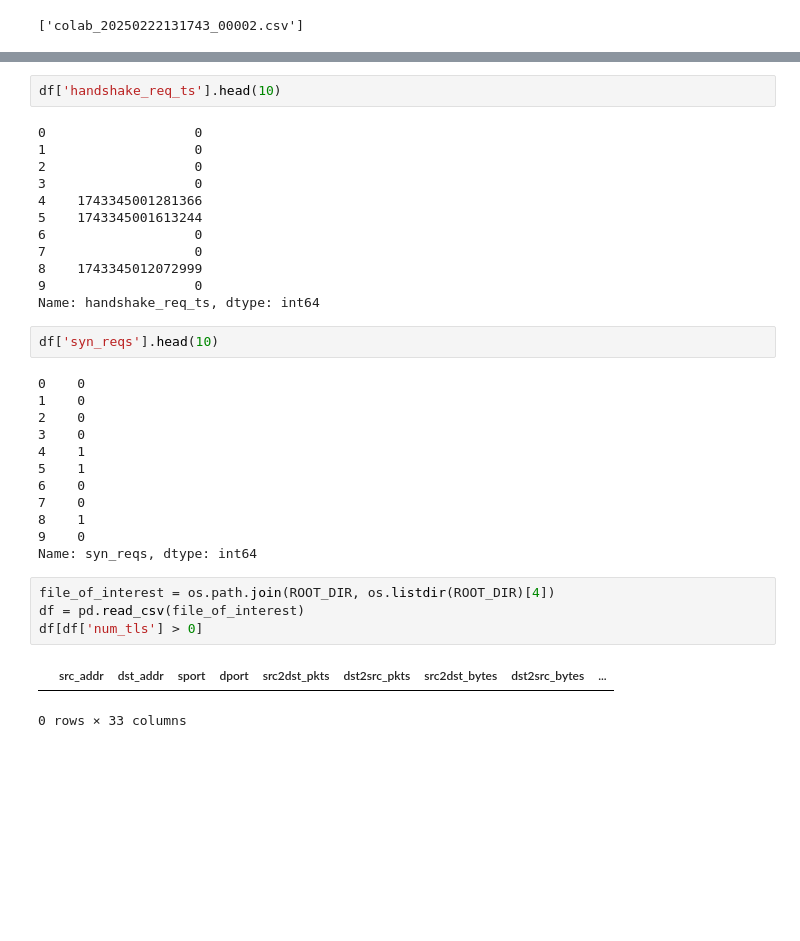
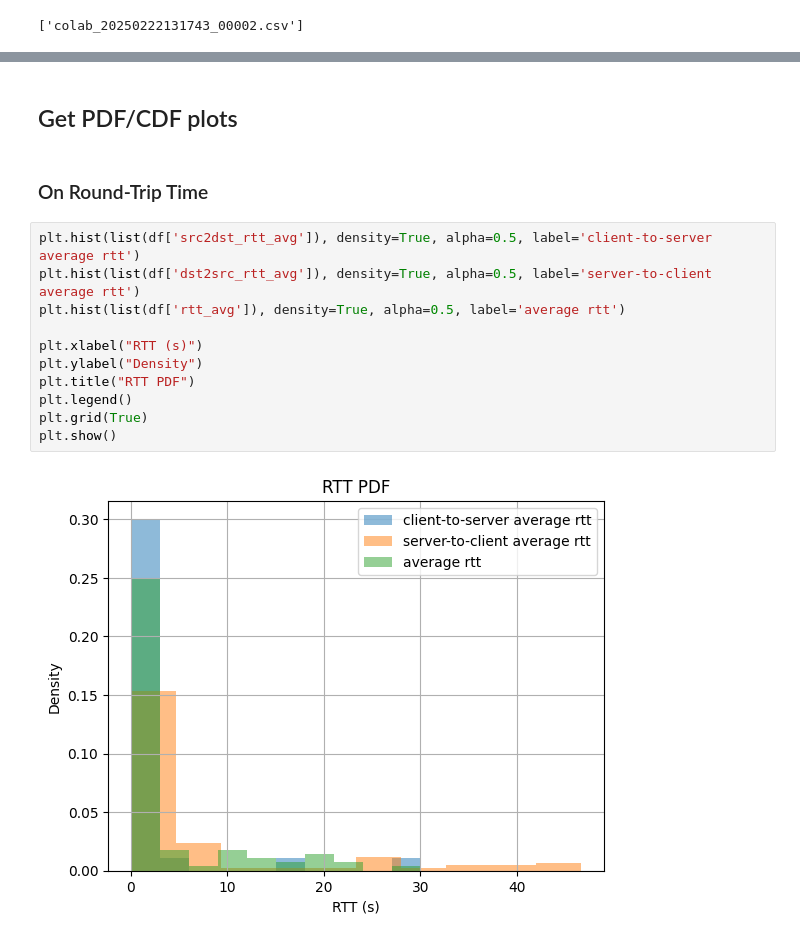
Before and after one commit to bella-xia/internet_measurement_project, a Jupyter notebook: analytics_tcp/stream_data_checker.ipynb, the cells around one changed output, grey strips where cells are left out. Drawn from its saved outputs; the diff is of its cells as text; blank space fills up the shorter version.

```diff
--- a/analytics_tcp/stream_data_checker.ipynb
+++ b/analytics_tcp/stream_data_checker.ipynb
@@ -59,35 +41,17 @@ df['num_fin'].describe(), df['num_ack'].describe(), df['num_rst'].describe(), df
-# %%
-df['handshake_req_ts'].head(10)
-# %% [output]
-0                   0
-1                   0
-2                   0
-3                   0
-4    1743345001281366
-5    1743345001613244
-6                   0
-7                   0
-8    1743345012072999
-9                   0
-Name: handshake_req_ts, dtype: int64
-# %%
-df['syn_reqs'].head(10)
-# %% [output]
-0    0
-1    0
-2    0
-3    0
-4    1
-5    1
-6    0
-7    0
-8    1
-9    0
-Name: syn_reqs, dtype: int64
-# %%
-file_of_interest = os.path.join(ROOT_DIR, os.listdir(ROOT_DIR)[4])
-df = pd.read_csv(file_of_interest)
-df[df['num_tls'] > 0]
-# %% [output]
-|  | src_addr | dst_addr | sport | dport | src2dst_pkts | dst2src_pkts | src2dst_bytes | dst2src_bytes | ... |
-0 rows × 33 columns
+# %% [markdown]
+## Get PDF/CDF plots
+# %% [markdown]
+### On Round-Trip Time
+# %%
+plt.hist(list(df['src2dst_rtt_avg']), density=True, alpha=0.5, label='client-to-server average rtt')
+plt.hist(list(df['dst2src_rtt_avg']), density=True, alpha=0.5, label='server-to-client average rtt')
+plt.hist(list(df['rtt_avg']), density=True, alpha=0.5, label='average rtt')
+
+plt.xlabel("RTT (s)")
+plt.ylabel("Density")
+plt.title("RTT PDF")
+plt.legend()
+plt.grid(True)
+plt.show()
+# %% [output]
+[figure, added]
```
Also changed, not shown: parts of 5 cells of this notebook, 13 other files.
